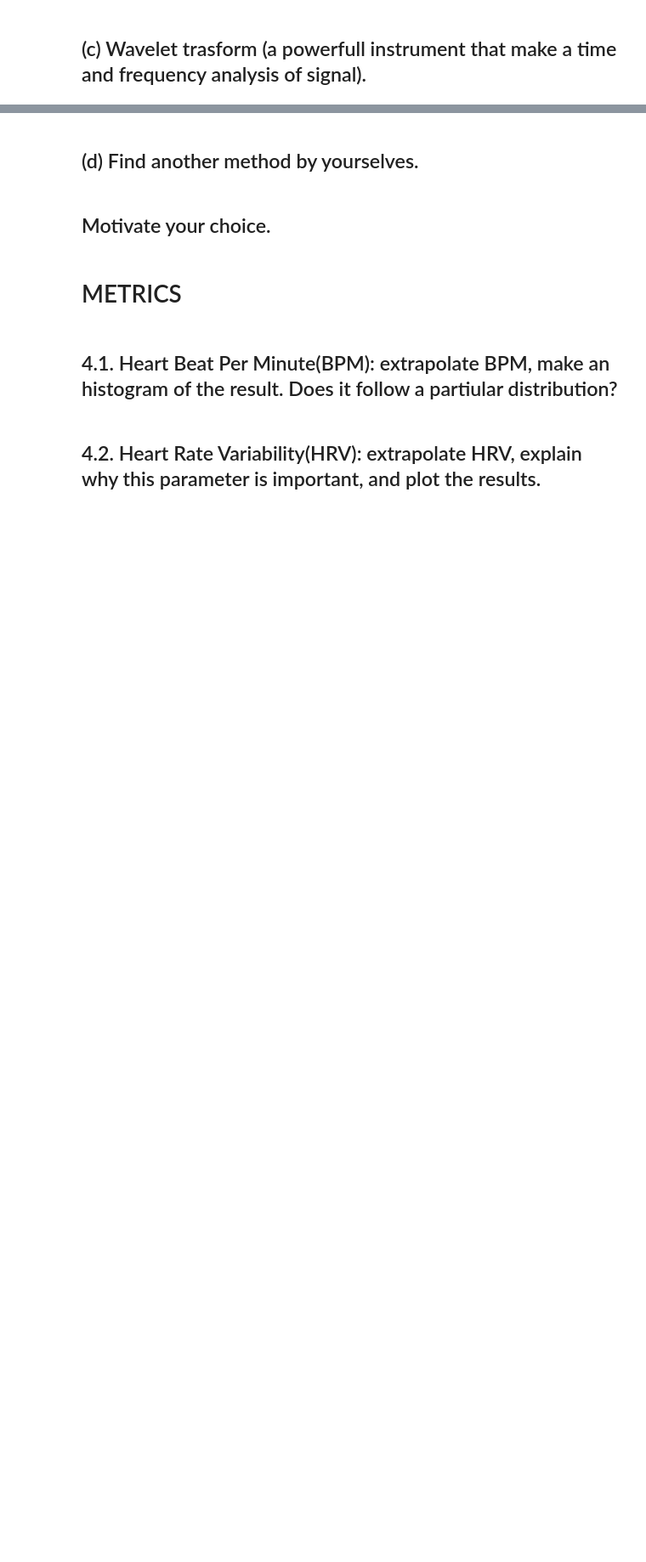
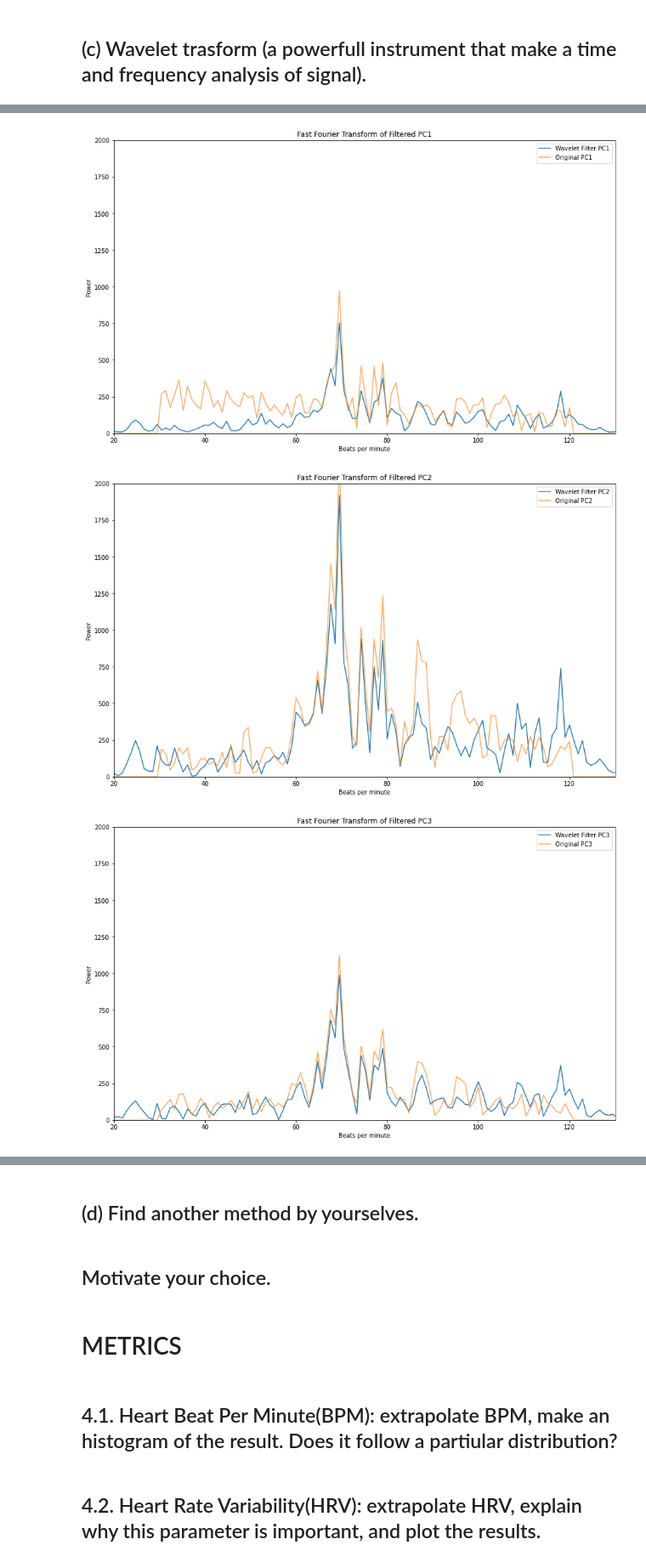
Before and after one commit to AleCapoPhys/HeartRateEstimation, a Jupyter notebook: Project_Clean_data.ipynb, the cells around one changed output, grey strips where cells are left out. Shown at 85% size. Cells and saved outputs as stored; diff of their text form; code cells hidden in the pictures; blank space fills up the shorter version.

```diff
--- a/Project_Clean_data.ipynb
+++ b/Project_Clean_data.ipynb
@@ -565,0 +581,38 @@ waveletTotalSig = wavelet_transform(np.array(total_signal), 4, 'sym4')
+# %%
+# Pipeline Filter function
+def filterSignal(sig):
+    from scipy import signal
+
+    # Passes a signal through a bandpass and wavelet filter and returns the filtered signal
+    #bandpass = signal.sosfilt(sos, sig)
+    wavelet = wavelet_transform(np.array(sig), 10, 'sym4', False)
+    wavelet_filtered = waveletFilter(wavelet, [0,1,2,3,5,6,7,8,9,10], 'sym4')
+    #bandpass = signal.sosfilt(sos, wavelet_filtered)
+
+    return wavelet_filtered[:-1]
+    #return bandpass
+
+def plotFilteredSignal(filteredSignal, i):
+    filtered_fft = np.abs(np.fft.rfft(filteredSignal))
+
+    # Plots the fft of the input filtered signal
+    plt.figure(figsize=(15, 9))
+    plt.plot(freq_FFT*60, filtered_fft, label=f'Wavelet Filter {i}')
+    plt.plot(freq_FFT*60, FFTs[i], label=f'Original {i}', alpha=0.7)
+    plt.xlim([min_f*60-10, max_f*60+10])
+    plt.ylim([0, 2000])
+    plt.xlabel('Beats per minute')
+    plt.ylabel('Power')
+    plt.title(f'Fast Fourier Transform of Filtered {i}')
+    plt.legend()
+    plt.show()
+
+
+for i in FFTs:
+    #For each Principcal Component, filter the signal and plot
+    pc = filterSignal(dataset_rotated[i])
+    plotFilteredSignal(pc, i)
+# %% [output]
+[figure, added]
+[figure, added]
+[figure, added]
```
Also changed, not shown: parts of 8 cells of this notebook.
